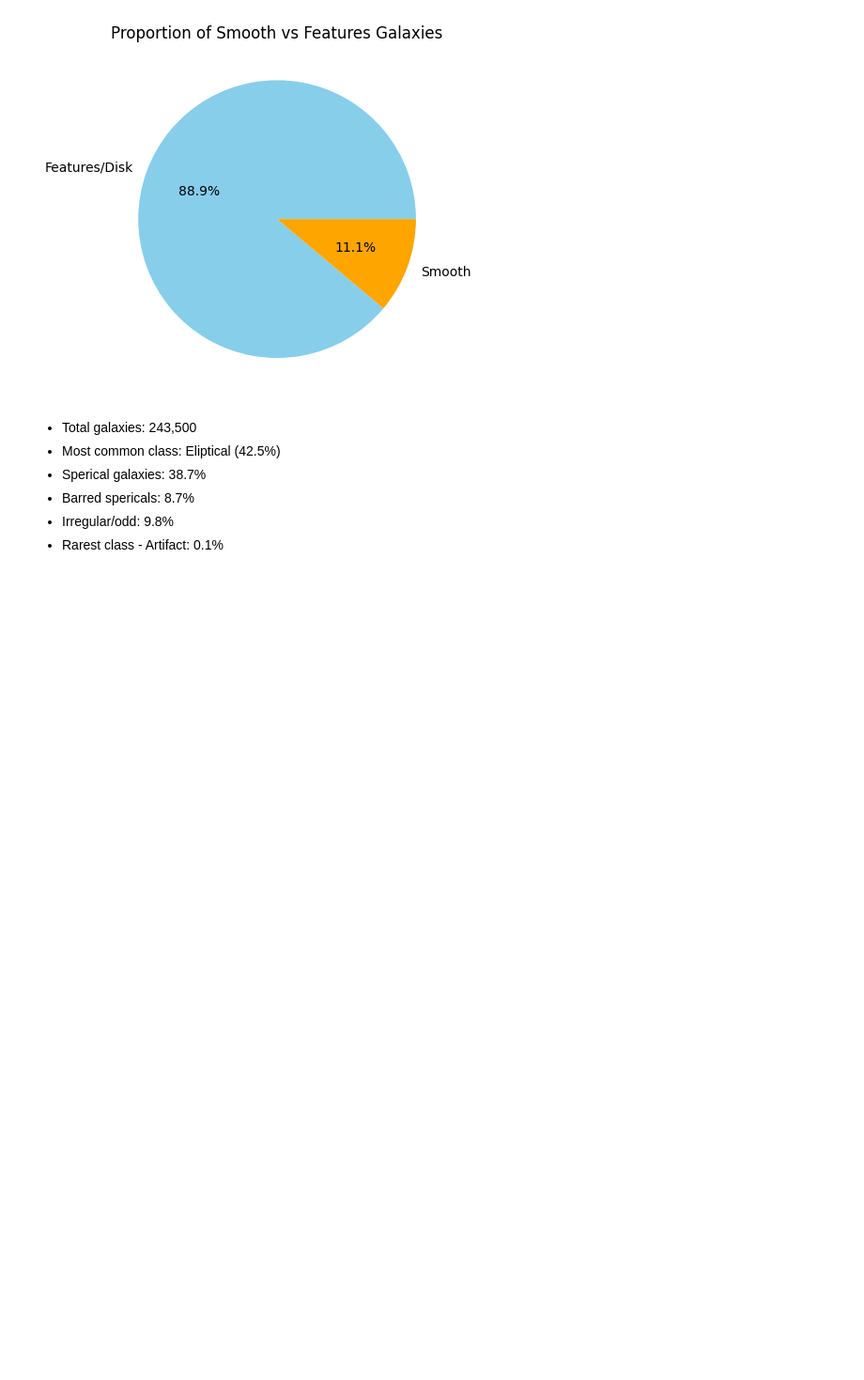
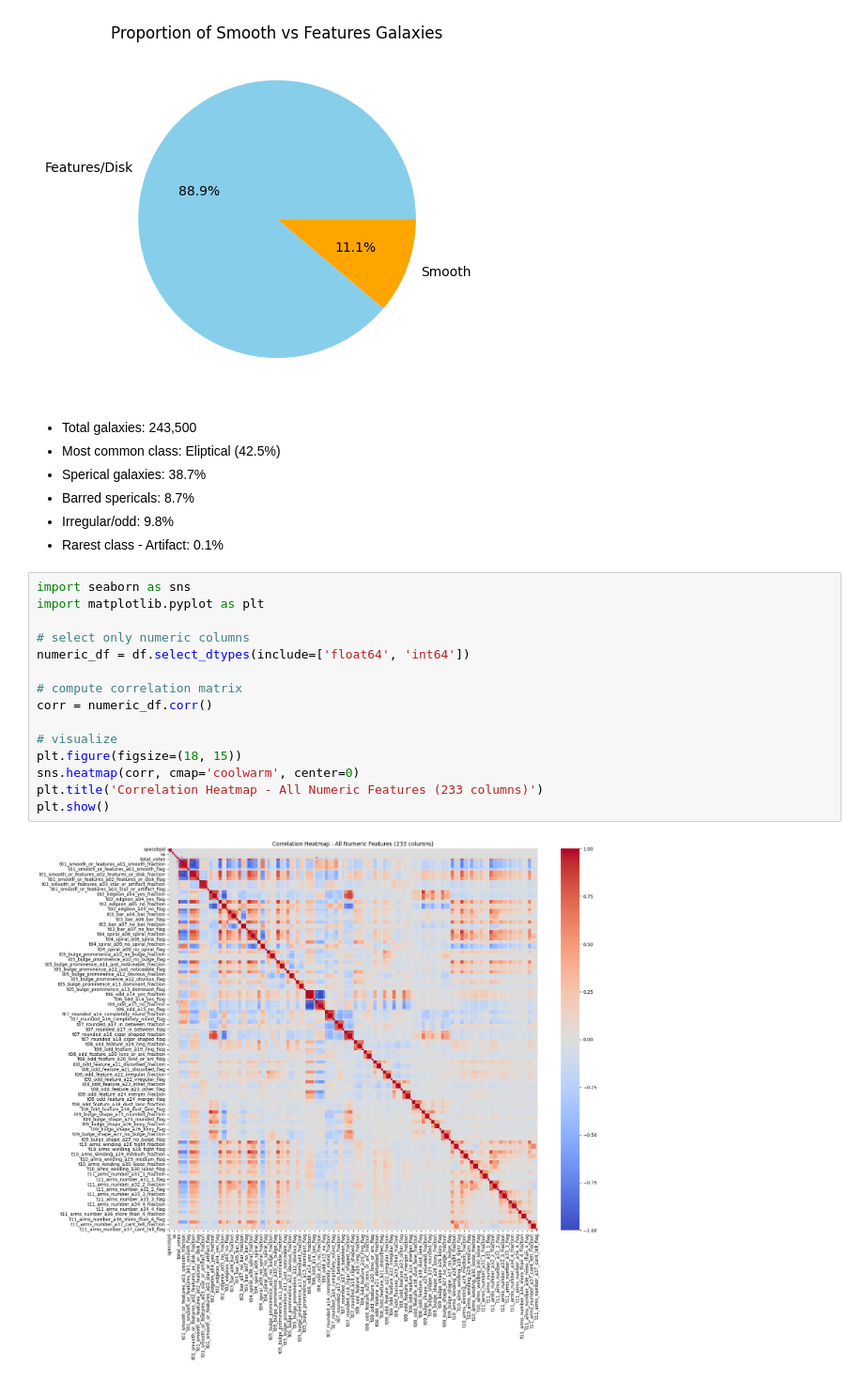
Before and after one commit to la2015-hw/Group_10, a Jupyter notebook: test.ipynb, the cells around one changed output. Shown at 94% size. Cells and saved outputs as stored; diff of their text form; blank space fills up the shorter version.

Commit message:
added features correlation heat map

```diff
--- a/test.ipynb
+++ b/test.ipynb
@@ -242,3 +242,20 @@ plt.show()
 *   Barred spericals: 8.7%
 *   Irregular/odd: 9.8%
 *   Rarest class - Artifact: 0.1%
+# %%
+import seaborn as sns
+import matplotlib.pyplot as plt
+
+# select only numeric columns
+numeric_df = df.select_dtypes(include=['float64', 'int64'])
+
+# compute correlation matrix
+corr = numeric_df.corr()
+
+# visualize
+plt.figure(figsize=(18, 15))
+sns.heatmap(corr, cmap='coolwarm', center=0)
+plt.title('Correlation Heatmap - All Numeric Features (233 columns)')
+plt.show()
+# %% [output]
+[figure, added]
```
Also changed, not shown: parts of 1 cell of this notebook.
